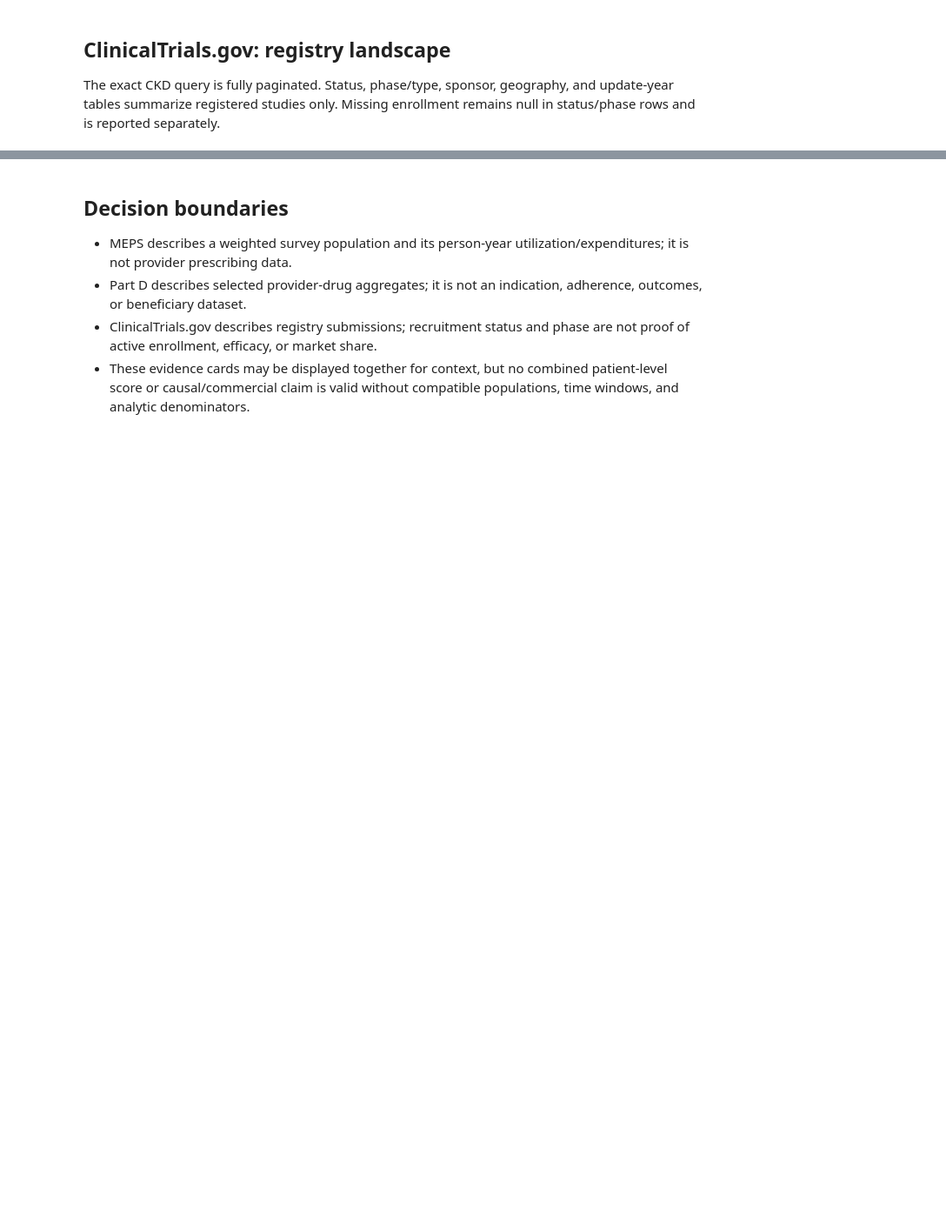
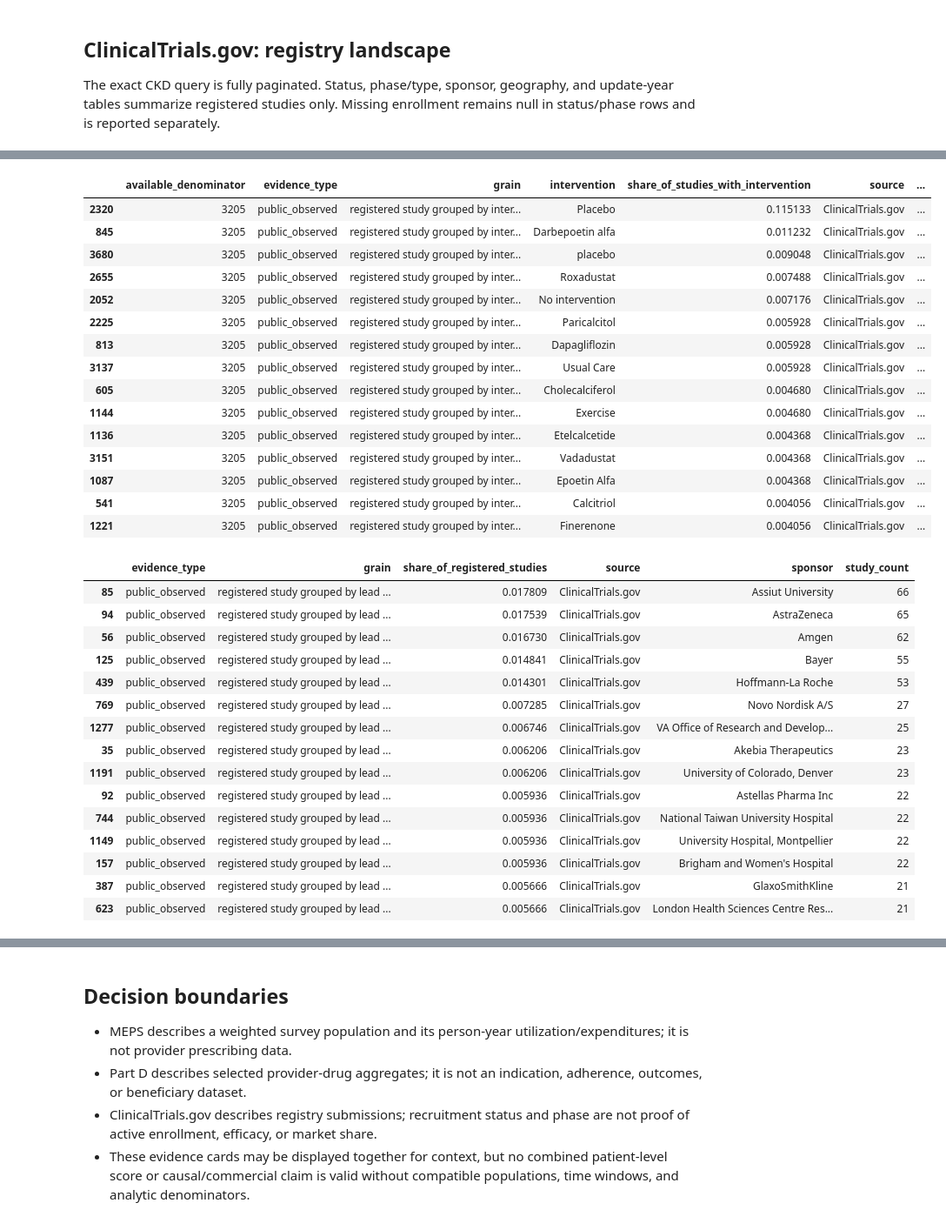
Before and after one commit to cperrone96/ckd-launch-intelligence, a Jupyter notebook: notebooks/03_market_and_evidence_landscape.ipynb, the cells around one changed output, grey strips where cells are left out. Shown at 87% size. Cells and saved outputs as stored; diff of their text form; code cells hidden in the pictures; blank space fills up the shorter version.

```diff
--- a/notebooks/03_market_and_evidence_landscape.ipynb
+++ b/notebooks/03_market_and_evidence_landscape.ipynb
@@ -53,7 +112,9 @@ pd.Series(trials['counts'], name='ClinicalTrials.gov reconciliation').to_frame()
 # %%
 status = pd.DataFrame(trials['status'])
+intervention = pd.DataFrame(trials['intervention']).sort_values('study_count', ascending=False).head(15)
 phase_or_type = pd.DataFrame(trials['phase_or_type'])
 sponsor = pd.DataFrame(trials['sponsor']).sort_values('study_count', ascending=False).head(15)
 geography = pd.DataFrame(trials['geography']).sort_values('study_count', ascending=False).head(15)
 change_over_time = pd.DataFrame(trials['change_over_time'])
-display(status); display(phase_or_type); display(sponsor); display(geography); display(change_over_time)
+display(status); display(phase_or_type); display(intervention); display(sponsor); display(geography); display(change_over_time)
+# %% [output]
@@ -59,0 +146,32 @@ display(status); display(phase_or_type); display(sponsor); display(geography); d
+|  | available_denominator | evidence_type | grain | intervention | share_of_studies_with_intervention | source | ... |
+| 2320 | 3205 | public_observed | registered study grouped by inter... | Placebo | 0.115133 | ClinicalTrials.gov | ... |
+| 845 | 3205 | public_observed | registered study grouped by inter... | Darbepoetin alfa | 0.011232 | ClinicalTrials.gov | ... |
+| 3680 | 3205 | public_observed | registered study grouped by inter... | placebo | 0.009048 | ClinicalTrials.gov | ... |
+| 2655 | 3205 | public_observed | registered study grouped by inter... | Roxadustat | 0.007488 | ClinicalTrials.gov | ... |
+| 2052 | 3205 | public_observed | registered study grouped by inter... | No intervention | 0.007176 | ClinicalTrials.gov | ... |
+| 2225 | 3205 | public_observed | registered study grouped by inter... | Paricalcitol | 0.005928 | ClinicalTrials.gov | ... |
+| 813 | 3205 | public_observed | registered study grouped by inter... | Dapagliflozin | 0.005928 | ClinicalTrials.gov | ... |
+| 3137 | 3205 | public_observed | registered study grouped by inter... | Usual Care | 0.005928 | ClinicalTrials.gov | ... |
+| 605 | 3205 | public_observed | registered study grouped by inter... | Cholecalciferol | 0.004680 | ClinicalTrials.gov | ... |
+| 1144 | 3205 | public_observed | registered study grouped by inter... | Exercise | 0.004680 | ClinicalTrials.gov | ... |
+| 1136 | 3205 | public_observed | registered study grouped by inter... | Etelcalcetide | 0.004368 | ClinicalTrials.gov | ... |
+| 3151 | 3205 | public_observed | registered study grouped by inter... | Vadadustat | 0.004368 | ClinicalTrials.gov | ... |
+| 1087 | 3205 | public_observed | registered study grouped by inter... | Epoetin Alfa | 0.004368 | ClinicalTrials.gov | ... |
+| 541 | 3205 | public_observed | registered study grouped by inter... | Calcitriol | 0.004056 | ClinicalTrials.gov | ... |
+| 1221 | 3205 | public_observed | registered study grouped by inter... | Finerenone | 0.004056 | ClinicalTrials.gov | ... |
+|  | evidence_type | grain | share_of_registered_studies | source | sponsor | study_count |
+| 85 | public_observed | registered study grouped by lead ... | 0.017809 | ClinicalTrials.gov | Assiut University | 66 |
+| 94 | public_observed | registered study grouped by lead ... | 0.017539 | ClinicalTrials.gov | AstraZeneca | 65 |
+| 56 | public_observed | registered study grouped by lead ... | 0.016730 | ClinicalTrials.gov | Amgen | 62 |
+| 125 | public_observed | registered study grouped by lead ... | 0.014841 | ClinicalTrials.gov | Bayer | 55 |
+| 439 | public_observed | registered study grouped by lead ... | 0.014301 | ClinicalTrials.gov | Hoffmann-La Roche | 53 |
+| 769 | public_observed | registered study grouped by lead ... | 0.007285 | ClinicalTrials.gov | Novo Nordisk A/S | 27 |
+| 1277 | public_observed | registered study grouped by lead ... | 0.006746 | ClinicalTrials.gov | VA Office of Research and Develop... | 25 |
+| 35 | public_observed | registered study grouped by lead ... | 0.006206 | ClinicalTrials.gov | Akebia Therapeutics | 23 |
+| 1191 | public_observed | registered study grouped by lead ... | 0.006206 | ClinicalTrials.gov | University of Colorado, Denver | 23 |
+| 92 | public_observed | registered study grouped by lead ... | 0.005936 | ClinicalTrials.gov | Astellas Pharma Inc | 22 |
+| 744 | public_observed | registered study grouped by lead ... | 0.005936 | ClinicalTrials.gov | National Taiwan University Hospital | 22 |
+| 1149 | public_observed | registered study grouped by lead ... | 0.005936 | ClinicalTrials.gov | University Hospital, Montpellier | 22 |
+| 157 | public_observed | registered study grouped by lead ... | 0.005936 | ClinicalTrials.gov | Brigham and Women's Hospital | 22 |
+| 387 | public_observed | registered study grouped by lead ... | 0.005666 | ClinicalTrials.gov | GlaxoSmithKline | 21 |
+| 623 | public_observed | registered study grouped by lead ... | 0.005666 | ClinicalTrials.gov | London Health Sciences Centre Res... | 21 |
```
Also changed, not shown: parts of 8 cells of this notebook, 36 other files.
